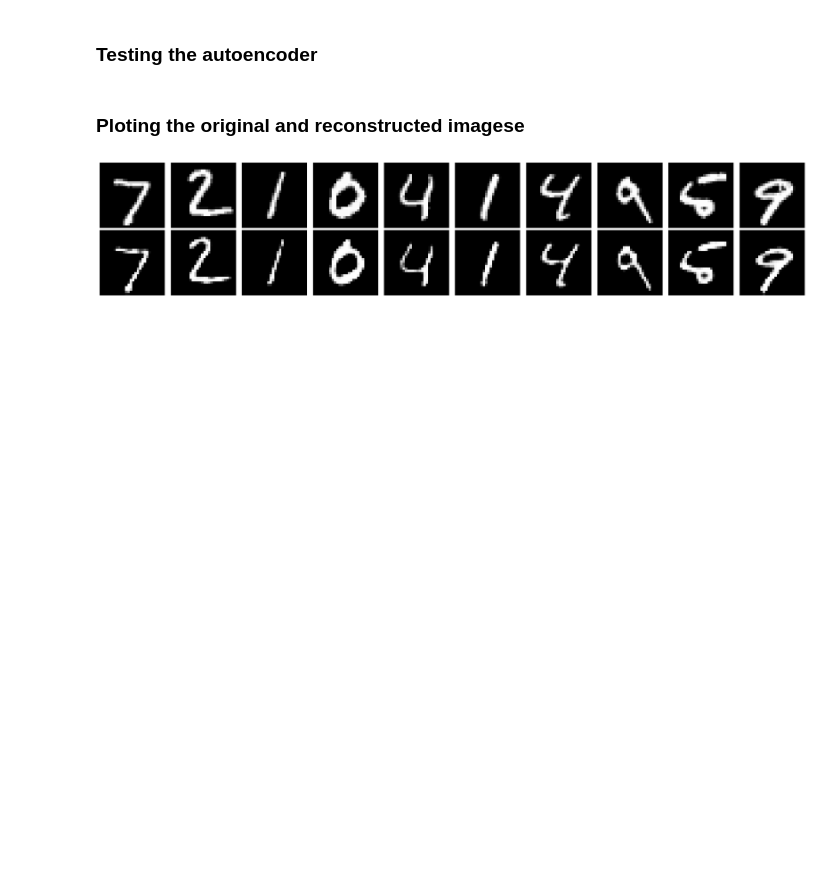
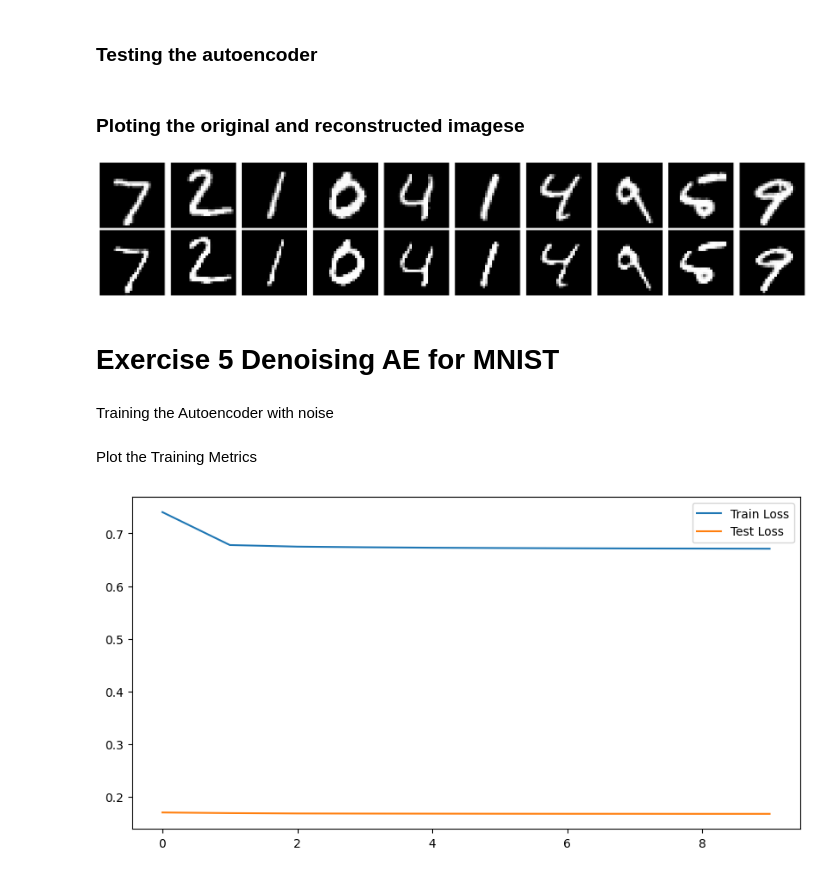
Before and after one commit to ChristianHasbani/TD_Systemes_Intelligents_Avances, a Jupyter notebook: TD1.ipynb, the cells around one changed output. Drawn from its saved outputs; the diff is of its cells as text; code cells hidden in the pictures; blank space fills up the shorter version.

```diff
--- a/TD1.ipynb
+++ b/TD1.ipynb
@@ -697,3 +684,7 @@ plt.tight_layout()
 plt.show()
 # %% [output]
 [figure]
+# %% [markdown]
+# Exercise 5 Denoising AE for MNIST
+# %% [markdown]
+Training the Autoencoder with noise
@@ -699,0 +716,10 @@ plt.show()
+# %% [markdown]
+Plot the Training Metrics
+# %%
+plt.figure(figsize=(10, 5))
+plt.plot(train_losses, label='Train Loss')
+plt.plot(val_losses, label='Test Loss')
+plt.legend()
+plt.show()
+# %% [output]
+[figure, added]
```
Also changed, not shown: parts of 12 cells of this notebook.
